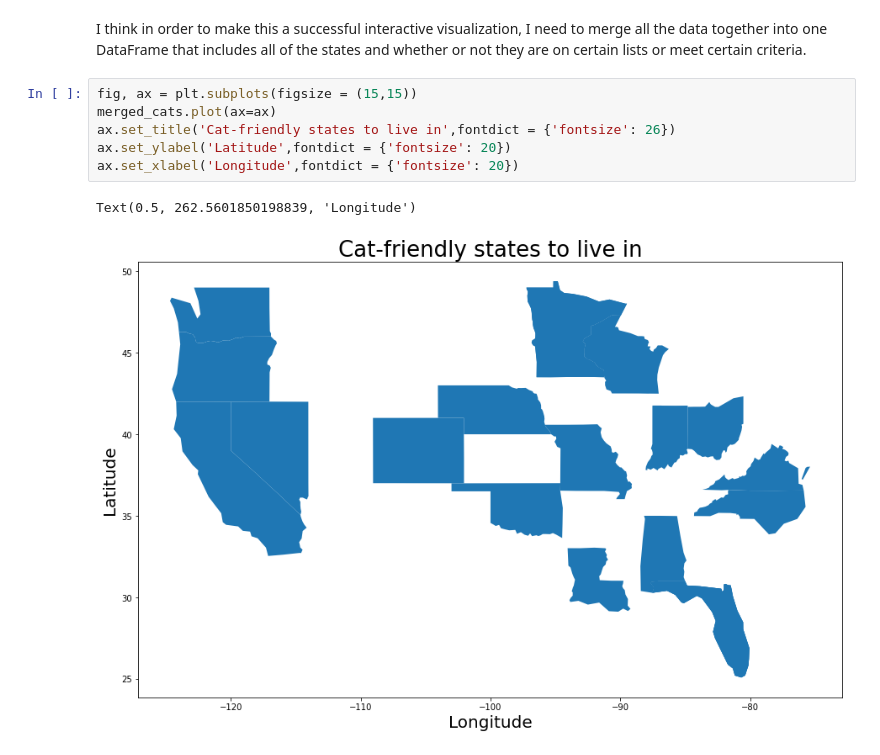
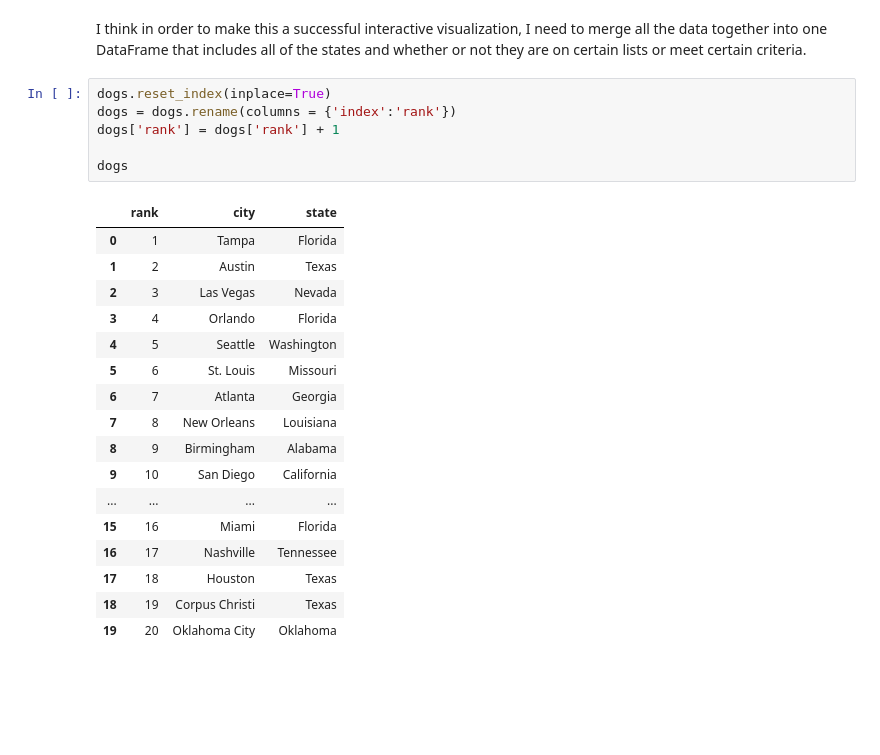
Before and after one commit to KwameTaylor/flask-project, a Jupyter notebook: viz.ipynb, the cells around one changed output. Saved outputs shown, nothing was run; the diff lists cells and outputs as text; blank space fills up the shorter version.

```diff
--- a/viz.ipynb
+++ b/viz.ipynb
@@ -194,11 +211,26 @@ Text(0.5, 240.68912349469048, 'Longitude')
 # %% [markdown]
 I think in order to make this a successful interactive visualization, I need to merge all the data together into one DataFrame that includes all of the states and whether or not they are on certain lists or meet certain criteria.
-# %%
-fig, ax = plt.subplots(figsize = (15,15))
-merged_cats.plot(ax=ax)
-ax.set_title('Cat-friendly states to live in',fontdict = {'fontsize': 26})
-ax.set_ylabel('Latitude',fontdict = {'fontsize': 20})
-ax.set_xlabel('Longitude',fontdict = {'fontsize': 20})
-# %% [output]
-Text(0.5, 262.5601850198839, 'Longitude')
-[figure, removed]
+# %%
+dogs.reset_index(inplace=True)
+dogs = dogs.rename(columns = {'index':'rank'})
+dogs['rank'] = dogs['rank'] + 1
+
+dogs
+# %% [output]
+|  | rank | city | state |
+| 0 | 1 | Tampa | Florida |
+| 1 | 2 | Austin | Texas |
+| 2 | 3 | Las Vegas | Nevada |
+| 3 | 4 | Orlando | Florida |
+| 4 | 5 | Seattle | Washington |
+| 5 | 6 | St. Louis | Missouri |
+| 6 | 7 | Atlanta | Georgia |
+| 7 | 8 | New Orleans | Louisiana |
+| 8 | 9 | Birmingham | Alabama |
+| 9 | 10 | San Diego | California |
+| ... | ... | ... | ... |
+| 15 | 16 | Miami | Florida |
+| 16 | 17 | Nashville | Tennessee |
+| 17 | 18 | Houston | Texas |
+| 18 | 19 | Corpus Christi | Texas |
+| 19 | 20 | Oklahoma City | Oklahoma |
```
Also changed, not shown: parts of 10 cells of this notebook.
